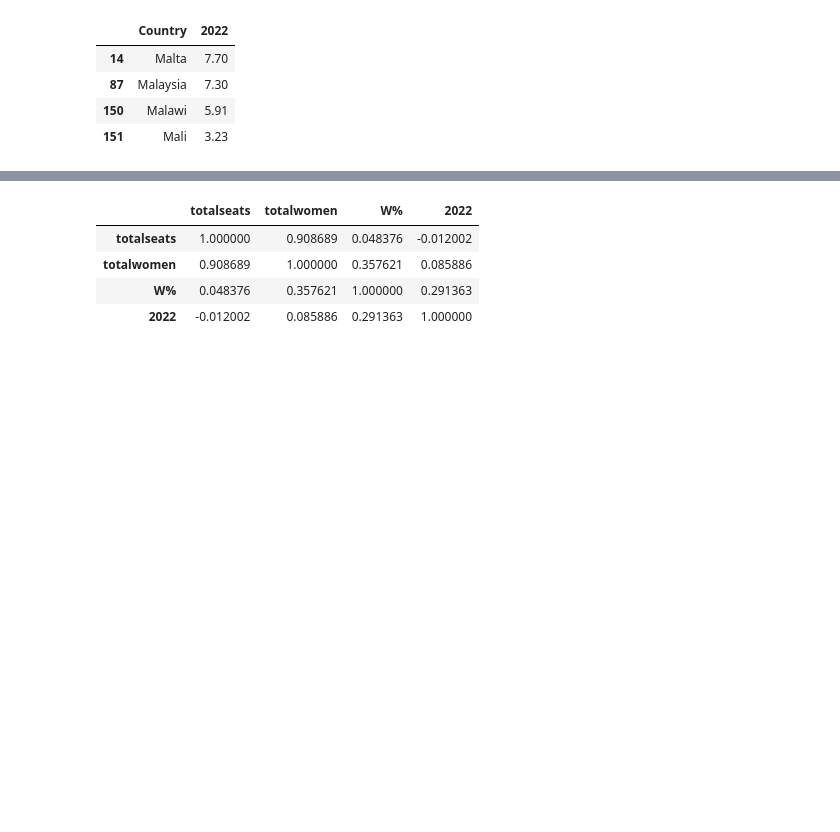
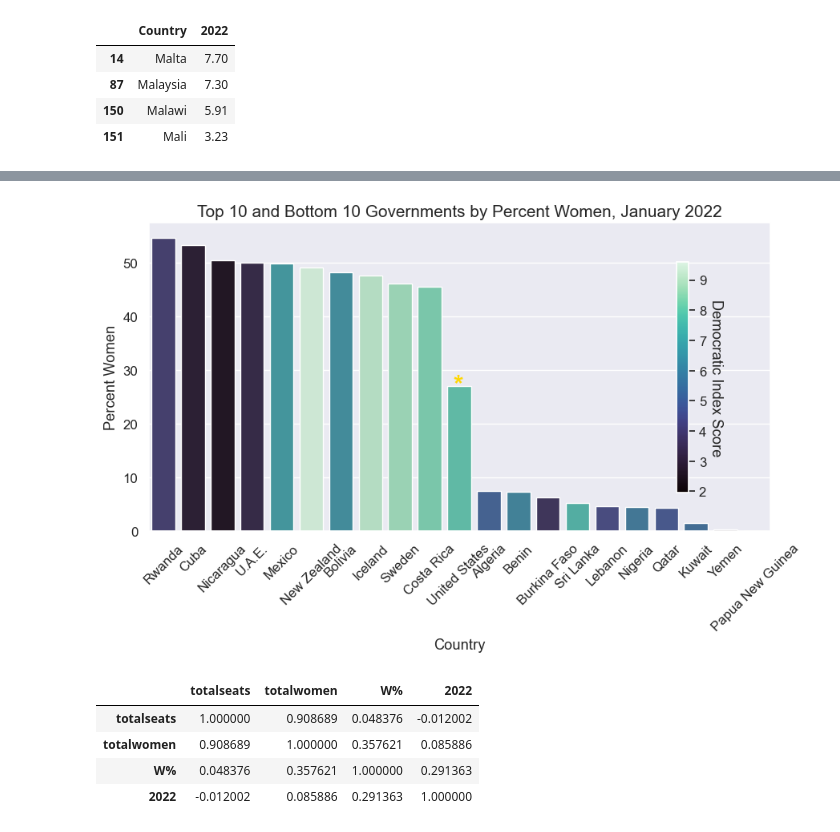
Before and after one commit to samroska/women-in-gov, a Jupyter notebook: srussel_visualizations.ipynb, the cells around one changed output, grey strips where cells are left out. Cells and saved outputs as stored; diff of their text form; code cells hidden in the pictures; blank space fills up the shorter version.

```diff
--- a/srussel_visualizations.ipynb
+++ b/srussel_visualizations.ipynb
@@ -275,3 +278,54 @@ plt.show()
+# %%
+# set the figure size
+plt.figure(figsize=(10, 5))
+sns.set(font_scale=1.1)
+
+# # from raw value to percentage
+women2 = plot_data2.copy()
+women2['total_seats'] = [round(i / j * 100,2) for i,j in zip(women2['totalwomen'], plot_data2['totalseats'])]
+women2["2022"] = pd.to_numeric(women2["2022"])
+
+#bar = sns.barplot(x="Country", y="total_seats", data=women2, hue='2022', dodge=False, palette='mako')
+
+g = women2.groupby('Country')
+rates = g['2022'].mean()
+n = g.size()
+
+plot = plt.scatter(n.index, n, c=rates, cmap='mako')
+plt.clf()
+cbar = plt.colorbar(plot, shrink=0.75)
+cbar.ax.get_yaxis().labelpad = 15
+cbar.set_label('Democratic Index Score', rotation=270)
+
+#bar = sns.barplot(x=n.index, y=n, hue=rates, palette='Blues', dodge=False)
+# bar.set_ylabel('n passengers')
+# bar.legend_.remove()
+bar = sns.barplot(x="Country", y="total_seats", data=women2, hue='2022', dodge=False, palette='mako')
+bar.legend_.remove()
+
+#rotate country labels
+bar.set_xticklabels(
+    bar.get_xticklabels(),
+    rotation=45,
+)
+
+
+#add titles
+plt.title("Top 10 and Bottom 10 Governments by Percent Women, January 2022", fontsize=15)
+plt.ylabel('Percent Women')
+
+
+#reverse legend order
+# handles, labels = bar.get_legend_handles_labels()
+# bar.legend(handles[::-1], labels[::-1], title='Democracy Index Score', loc='upper right')
+
+#emphasize U.S.
+plt.text(9.8, 26, "*", horizontalalignment='left', size='xx-large', color='gold', weight='extra bold')
+
+# show the graph
+plt.show()
+# %% [output]
+[figure, added]
 # %%
 #correlation between democratic index and percent of women in government
 full_data.corr()
```
Also changed, not shown: parts of 2 cells of this notebook.
